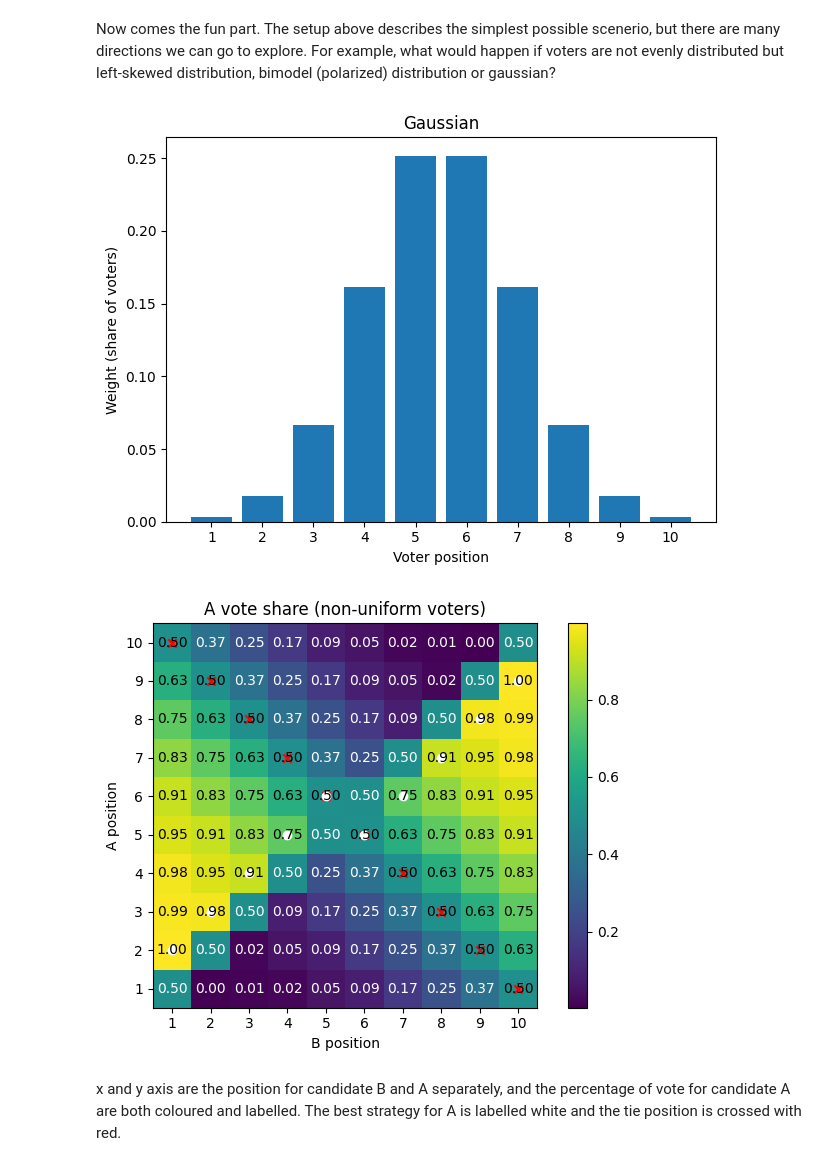
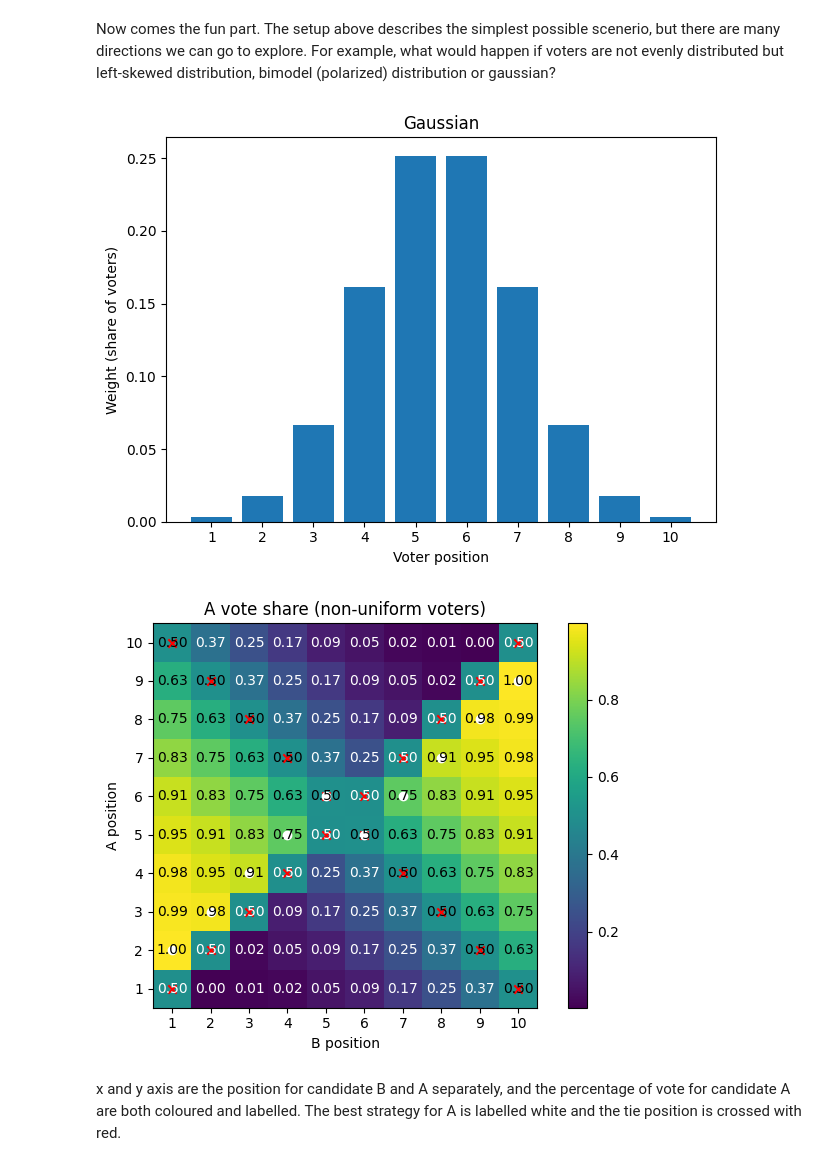
Before and after one commit to WenyueDai/Playground_game_theory, a Jupyter notebook: 20260109_Iterative_deletion_median_voter_theorem.ipynb, the cells around one changed output. Cells and saved outputs as stored; diff of their text form; code cells hidden in the pictures.

```diff
--- a/20260109_Iterative_deletion_median_voter_theorem.ipynb
+++ b/20260109_Iterative_deletion_median_voter_theorem.ipynb
@@ -34,7 +34,7 @@ for i, a in enumerate(positions):
 
         score = np.sum(weights * A_votes)
         if score == 0.5:
-            ties[j, i] = 1
+            ties[i, j] = 1
 
         A_share[i, j] = np.sum(weights * A_votes) # Weighted sum to get A's vote share
         B_share[i, j] = 1.0 - A_share[i, j]
@@ -141,8 +141,8 @@ def two_candidate_Ashare(weights):
             A_votes[tie] = 0.5
 
             score = np.sum(weights * A_votes)
-            if score == 0.5:
-                ties[j, i] = 1
+            if np.isclose(score, 0.5, atol=1e-12):
+                ties[i, j] = True
 
             A_share[i, j] = np.sum(weights * A_votes)
     return A_share, ties
@@ -168,33 +168,33 @@ def plot_voter_distribution(weights, title="Voter distribution"):
     plt.tight_layout()
 
 
 # ---- Try one distribution ----
 # w = weights_bimodal(mu1=3, mu2=8, sigma=2, mix=1)
 w = weights_gaussian(mu=5.5, sigma=1.5)
 plot_voter_distribution(w, "Gaussian")
 
 A_share, ties = two_candidate_Ashare(w)
 
 best_resp_A = np.argmax(A_share, axis=0)  # for each B, best A index
 
 # Heatmap of A's share
 heatmap(A_share, "A vote share (non-uniform voters)")
 plt.plot(np.arange(len(positions)), best_resp_A, color="white", marker="o", linestyle="None")
 
 # Mark tie positions
 tie_positions = np.argwhere(ties == 1)
 plt.scatter(tie_positions[:, 1], tie_positions[:, 0], marker="x", color="red", label="Ties (0.5 score)")
 
 # Label the score in the heatmap
 for i in range(len(positions)):
     for j in range(len(positions)):
         plt.text(j, i, f"{A_share[i, j]:.2f}", ha="center", va="center", color="white" if A_share[i, j] < 0.5 else "black")
 
 
 plt.tight_layout()
 plt.show()
 # %% [output]
 [figure]
-[figure, old version]
+[figure, new version]
 # %% [markdown]
 x and y axis are the position for candidate B and A separately, and the percentage of vote for candidate A are both coloured and labelled. The best strategy for A is labelled white and the tie position is crossed with red.
```
